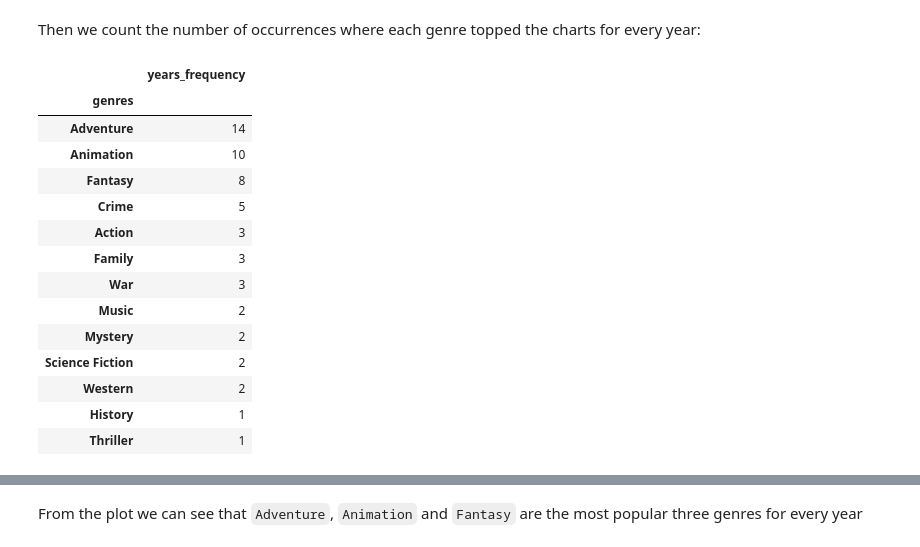
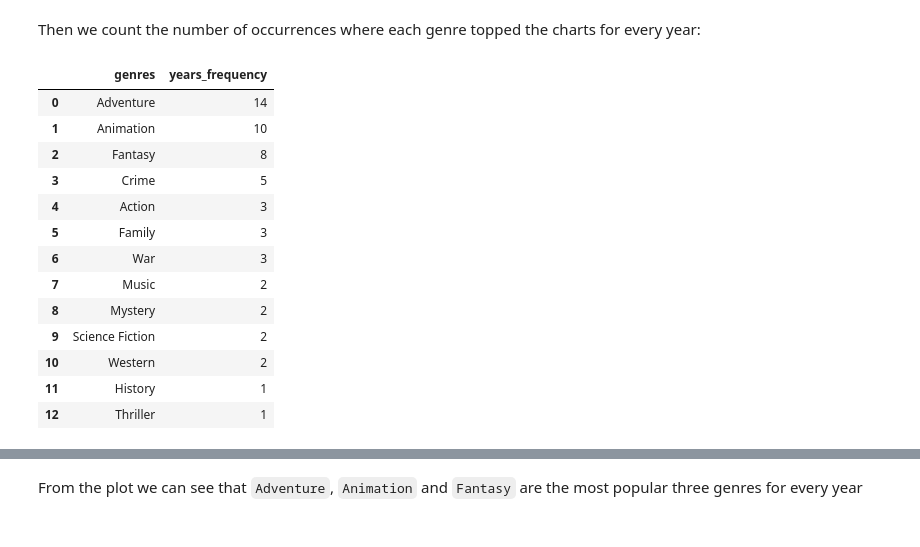
Before and after one commit to FadyMorris/udacity-advanced-data-analysis-nanodegree, a Jupyter notebook: projects/p1_investigate-a-dataset/investigate-a-dataset-tmdb.ipynb, the cells around one changed output, grey strips where cells are left out. Cells and saved outputs as stored; diff of their text form; code cells hidden in the pictures.

```diff
--- a/projects/p1_investigate-a-dataset/investigate-a-dataset-tmdb.ipynb
+++ b/projects/p1_investigate-a-dataset/investigate-a-dataset-tmdb.ipynb
@@ -315,25 +410,36 @@ Then we count the number of occurrences where each genre topped the charts for e
 # %%
 genre_top_freqs =\
 df_top_genre_year\
 .groupby('genres')\
 .agg({'release_year':pd.Series.count})\
 .sort_values('release_year', ascending=False)
 
 genre_top_freqs.rename(columns = {'release_year':'years_frequency'}, inplace = True)
-genre_top_freqs
+
+genre_top_freqs.reset_index(0, inplace=True)
+
+display(genre_top_freqs)
+
+ax = genre_top_freqs.plot('genres', 'years_frequency',
+                     kind='bar',
+                     figsize=(10,5),
+                     legend=False,
+                     title='Frequency distribution of the most popular genres for each year from 1960 to 2010',
+                     color=plt.cm.Paired(np.arange(len(genre_top_freqs)))
+                    );
+ax.set_ylabel('Number of years');
 # %% [output]
-|  | years_frequency |
-| genres |  |
-| Adventure | 14 |
-| Animation | 10 |
-| Fantasy | 8 |
-| Crime | 5 |
-| Action | 3 |
-| Family | 3 |
-| War | 3 |
-| Music | 2 |
-| Mystery | 2 |
-| Science Fiction | 2 |
-| Western | 2 |
-| History | 1 |
-| Thriller | 1 |
+|  | genres | years_frequency |
+| 0 | Adventure | 14 |
+| 1 | Animation | 10 |
+| 2 | Fantasy | 8 |
+| 3 | Crime | 5 |
+| 4 | Action | 3 |
+| 5 | Family | 3 |
+| 6 | War | 3 |
+| 7 | Music | 2 |
+| 8 | Mystery | 2 |
+| 9 | Science Fiction | 2 |
+| 10 | Western | 2 |
+| 11 | History | 1 |
+| 12 | Thriller | 1 |
```
Also changed, not shown: parts of 52 cells of this notebook, 1 other file.
